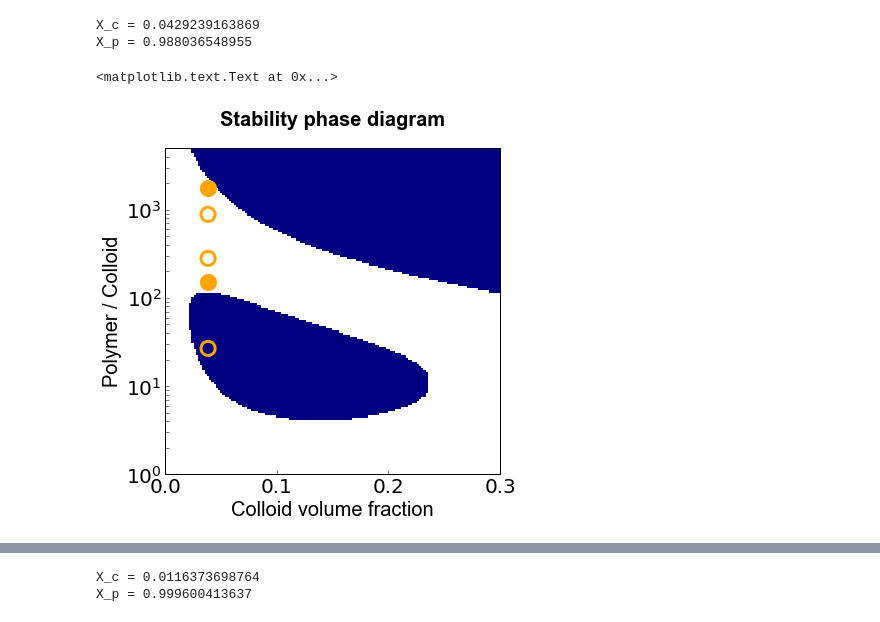
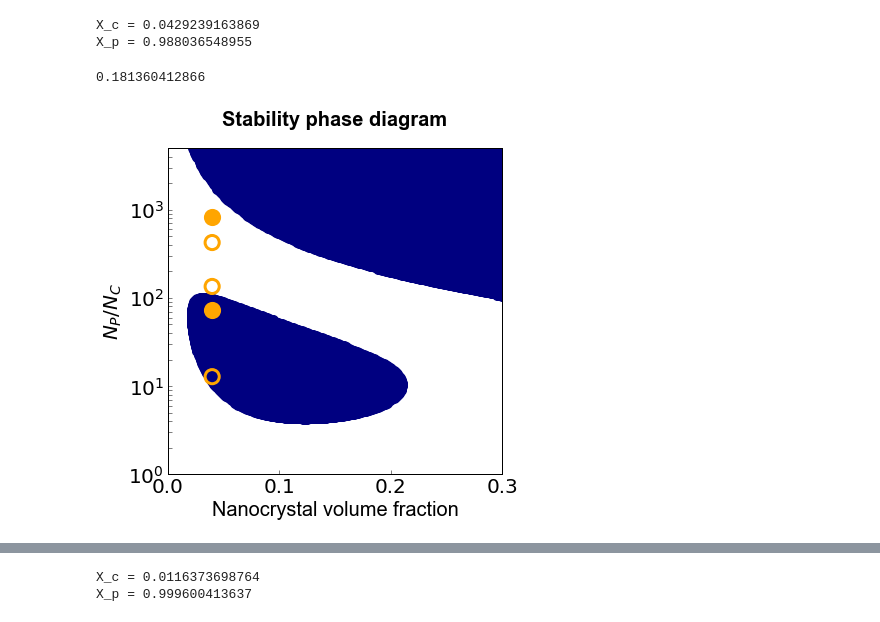
Before and after one commit to rjadrich/depletion_werthiem, a Jupyter notebook: depletion_wertheim.ipynb, the cells around one changed output, grey strips where cells are left out. Drawn from its saved outputs; the diff is of its cells as text; code cells hidden in the pictures.

```diff
--- a/depletion_wertheim.ipynb
+++ b/depletion_wertheim.ipynb
@@ -233,19 +241,19 @@ stable, unstable = CalculateSpinodal(p_c_vals, g_pc_vals, T, d_c, d_p, m_c, m_p,
 # %%
 #system variables
 d_c = 1.0
-d_p = 1.1/3.68
+d_p = 0.98/2.92 #1.1/3.68
 m_c = 30
 m_p = 2  #2.0
 v_cp = 1.0
 
 #state variables
-T=7.0  #17.0
+T=6.0  #17.0
 
 
 #colloid
-n_c_vals = linspace(0.004, 0.4, num=200)
+n_c_vals = linspace(0.004, 0.4, num=400)  #num=200
 #polymer
-g_pc_vals = logspace(-1, 3.7, num=200)
+g_pc_vals = logspace(-1, 3.7, num=400)  #num=200
 
 #recalculate in terms of densities
 p_c_vals = 6.0*n_c_vals/(pi*d_c*d_c*d_c)
@@ -265,3 +273,7 @@ print "X_p = {0}".format(X_p)
 # %% [output]
 X_c = 0.0429239163869
 X_p = 0.988036548955
+# %%
+print v_cp*(exp(1.0/T) - 1.0)
+# %% [output]
+0.181360412866
@@ -268,29 +282,37 @@ X_p = 0.988036548955
 # %%
+fig=plt.figure()
+
 #font scpecifications
 title_font = {'family' : 'arial', 'color'  : 'black', 'weight' : 'heavy','size': 20}
 axis_label_font = {'family' : 'arial', 'color'  : 'black', 'weight' : 'normal','size': 20}
 
 #figure size and tick style
 plt.rcParams["figure.figsize"] = [6,6]
 plt.rc('axes',edgecolor='black',linewidth=1)
 plt.tick_params(which='both', axis='both', color='black', length=4, width=0.5)
 plt.rcParams['xtick.direction'] = 'in'
 plt.rcParams['ytick.direction'] = 'in'
 
 
-plt.xlabel('Colloid volume fraction', fontsize=20, fontdict = axis_label_font)
-plt.ylabel('Polymer / Colloid', fontsize=20, fontdict = axis_label_font)
-plt.scatter(stable[3], stable[2], c="w", marker="s", s=120, alpha=1.0, linewidths=0.0)
-plt.scatter(unstable[3],unstable[2], c="navy", marker="s", s=120, alpha=1.0, linewidths=0.0)
-plt.scatter([0.0384, 0.0384, 0.0384], [26.8, 281, 887], c="none", linestyle = '-', linewidth = 3, edgecolor="orange", s=200.0)
-plt.scatter([0.0384, 0.0384], [150, 1747], c="orange", linestyle = '-', linewidth = 3, edgecolor="orange", s=200.0)
+plt.xlabel('Nanocrystal volume fraction', fontsize=20, fontdict = axis_label_font)
+plt.ylabel('$N_{P} / N_{C}$', fontsize=20, fontdict = axis_label_font)
+plt.scatter(stable[3], stable[2], c="w", marker="o", s=120, alpha=1.0, linewidths=0.0)
+plt.scatter(unstable[3], unstable[2], c="navy", marker="o", s=120, alpha=1.0, linewidths=0.0)
+plt.scatter([0.04, 0.04, 0.04], [12.8, 135., 425.], c="none", linestyle = '-', linewidth = 3, edgecolor="orange", s=200.0)
+plt.scatter([0.04, 0.04], [72.2, 838], c="orange", linestyle = '-', linewidth = 3, edgecolor="orange", s=200.0)
 plt.ylim((1,5000))
 plt.yscale('log')
 plt.xlim((0,0.3))
 
 #title and axis labels
 plt.tick_params(axis='both', labelsize=20)
 plt.title("Stability phase diagram", y=1.05, fontdict = title_font)
+
+#plt.savefig('linker_depletion_pd.png', format='png', dpi=300, bbox_inches='tight')
+plt.savefig('linker_depletion_pd.eps', bbox_inches='tight')
+
+#pp = PdfPages('linker_depletion_pd_.pdf')
+#pp.savefig(fig)
+#pp.close()
 # %% [output]
-<matplotlib.text.Text at 0x...>
-[figure, old version]
+[figure, new version]
```
Also changed, not shown: parts of 28 cells of this notebook.
